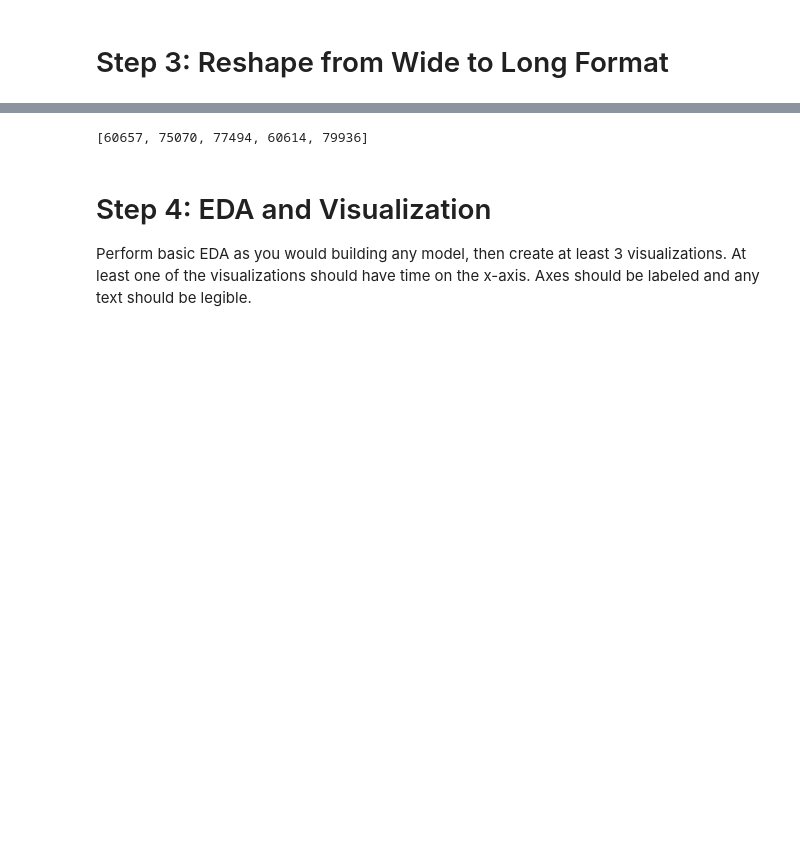
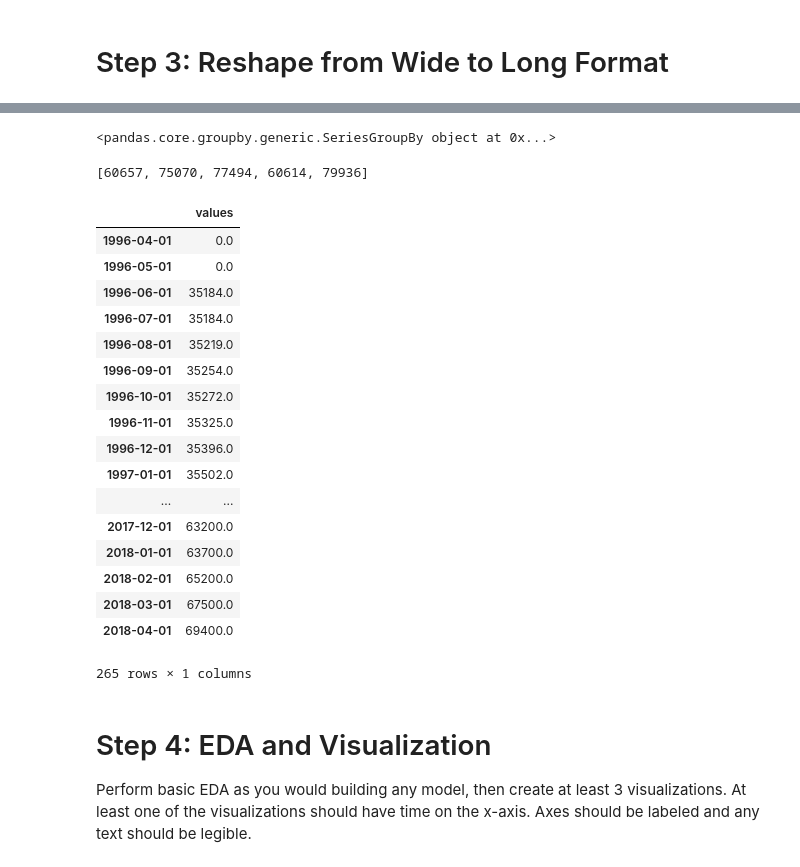
Before and after one commit to zapatos24/mod_4_project, a Jupyter notebook: owens_wip.ipynb, the cells around one changed output, grey strips where cells are left out. Drawn from its saved outputs; the diff is of its cells as text; code cells hidden in the pictures; blank space fills up the shorter version.

```diff
--- a/owens_wip.ipynb
+++ b/owens_wip.ipynb
@@ -124,6 +137,13 @@ DatetimeIndex(['1996-04-01', '1996-05-01', '1996-06-01', '1996-07-01',
+# %%
+series = pd.DataFrame(cut_data.iloc[2946].iloc[1:].fillna(0)).rename({2946:'values'}, axis=1)
+series.groupby(series.index.year).mean()
+# %% [output]
+<pandas.core.groupby.generic.SeriesGroupBy object at 0x...>
 # %%
 zipcodes = []
 time_series = []
 for row in range(len(cut_data)):
     zipcodes.append(int(cut_data.iloc[row]['zipcode']))
-    time_series.append(cut_data.iloc[row].iloc[1:].fillna(method='bfill'))
+    series = pd.DataFrame(cut_data.iloc[row].iloc[1:].fillna(0)).rename({row:'values'}, axis=1)
+    series_grouped = series.groupby(pd.Grouper(freq='A'))
+    time_series.append(series_grouped)
@@ -132,7 +158,26 @@ zipcodes[:5]
 # %% [output]
 [60657, 75070, 77494, 60614, 79936]
 # %%
-time_series[:5]
+time_series[2946]
+# %% [output]
+|  | values |
+| 1996-04-01 | 0.0 |
+| 1996-05-01 | 0.0 |
+| 1996-06-01 | 35184.0 |
+| 1996-07-01 | 35184.0 |
+| 1996-08-01 | 35219.0 |
+| 1996-09-01 | 35254.0 |
+| 1996-10-01 | 35272.0 |
+| 1996-11-01 | 35325.0 |
+| 1996-12-01 | 35396.0 |
+| 1997-01-01 | 35502.0 |
+| ... | ... |
+| 2017-12-01 | 63200.0 |
+| 2018-01-01 | 63700.0 |
+| 2018-02-01 | 65200.0 |
+| 2018-03-01 | 67500.0 |
+| 2018-04-01 | 69400.0 |
+265 rows × 1 columns
 # %% [markdown]
 # Step 4: EDA and Visualization
 Perform basic EDA as you would building any model, then create at least 3 visualizations.  At least one of the visualizations should have time on the x-axis.  Axes should be labeled and any text should be legible.
```
Also changed, not shown: parts of 5 cells of this notebook.
